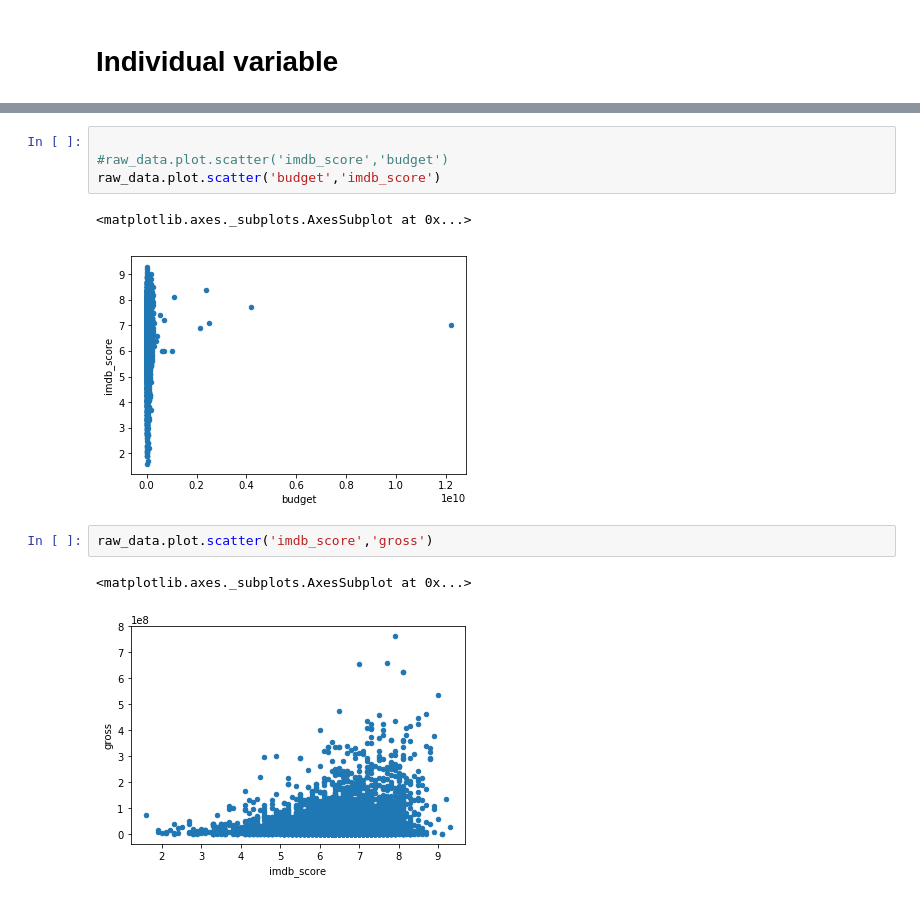
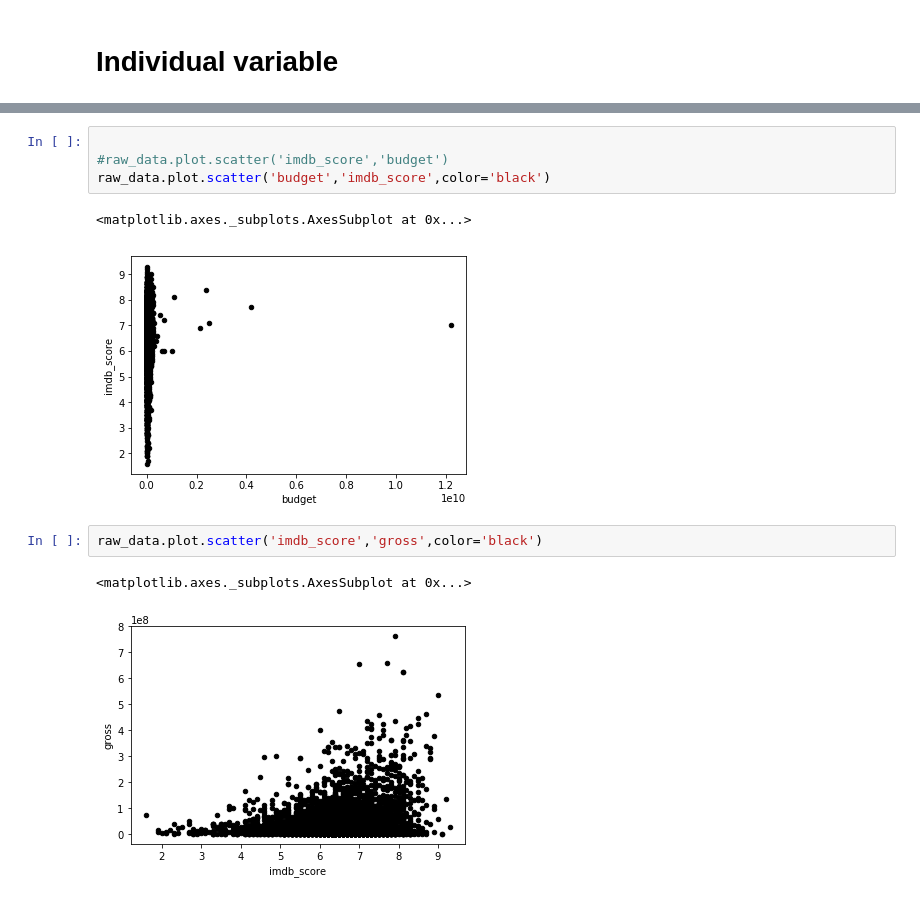
Before and after one commit to wensu425/Cogs108_Movie_Prediction, a Jupyter notebook: Movie_prediction.ipynb, the cells around one changed output, grey strips where cells are left out. Cells and saved outputs as stored; diff of their text form.

```diff
--- a/Movie_prediction.ipynb
+++ b/Movie_prediction.ipynb
@@ -345,15 +326,15 @@ print(raw_data['duration'].mean())
 # %%
 
 #raw_data.plot.scatter('imdb_score','budget')
-raw_data.plot.scatter('budget','imdb_score')
+raw_data.plot.scatter('budget','imdb_score',color='black')
 # %% [output]
 <matplotlib.axes._subplots.AxesSubplot at 0x...>
-[figure, old version]
+[figure, new version]
 # %%
-raw_data.plot.scatter('imdb_score','gross')
+raw_data.plot.scatter('imdb_score','gross',color='black')
 # %% [output]
 <matplotlib.axes._subplots.AxesSubplot at 0x...>
-[figure, old version]
+[figure, new version]
 # %%
 USA = data[data['country'].str.contains('USA')]
 UK = data[data['country'].str.contains('UK')]
```
Also changed, not shown: parts of 5 cells of this notebook.
